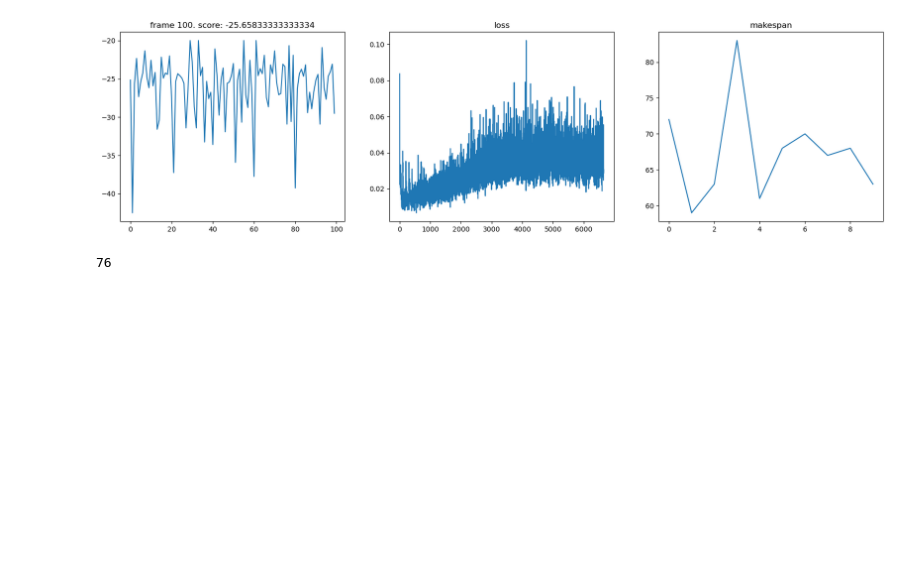
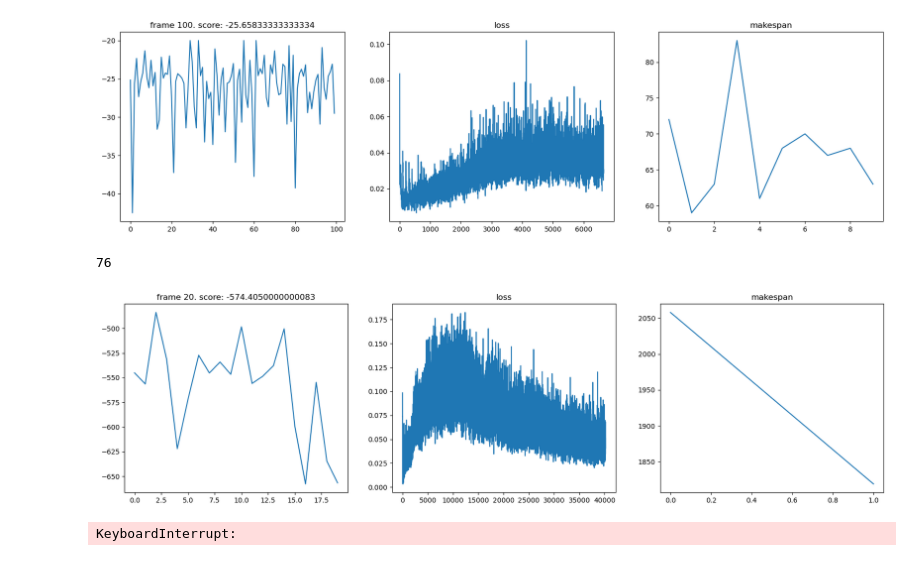
Before and after one commit to hexiao5886/DRL-for-Job-Shop-Scheduling, a Jupyter notebook: train_dqn_gcn.ipynb, the cells around one changed output. Saved outputs shown, nothing was run; the diff lists cells and outputs as text; code cells hidden in the pictures; blank space fills up the shorter version.

Commit message:
train dqn gcn

```diff
--- a/train_dqn_gcn.ipynb
+++ b/train_dqn_gcn.ipynb
@@ -20,3 +20,11 @@ agent.train(num_episodes)
 agent.test()
 # %% [output]
 76
+# %%
+env = HeuristicGraphJsspEnv("swv01")
+agent = DQNAgent_GCN(env, memory_size, batch_size, target_update)
+agent.train(num_episodes)
+agent.test()
+# %% [output]
+[figure, added]
+KeyboardInterrupt:
```
